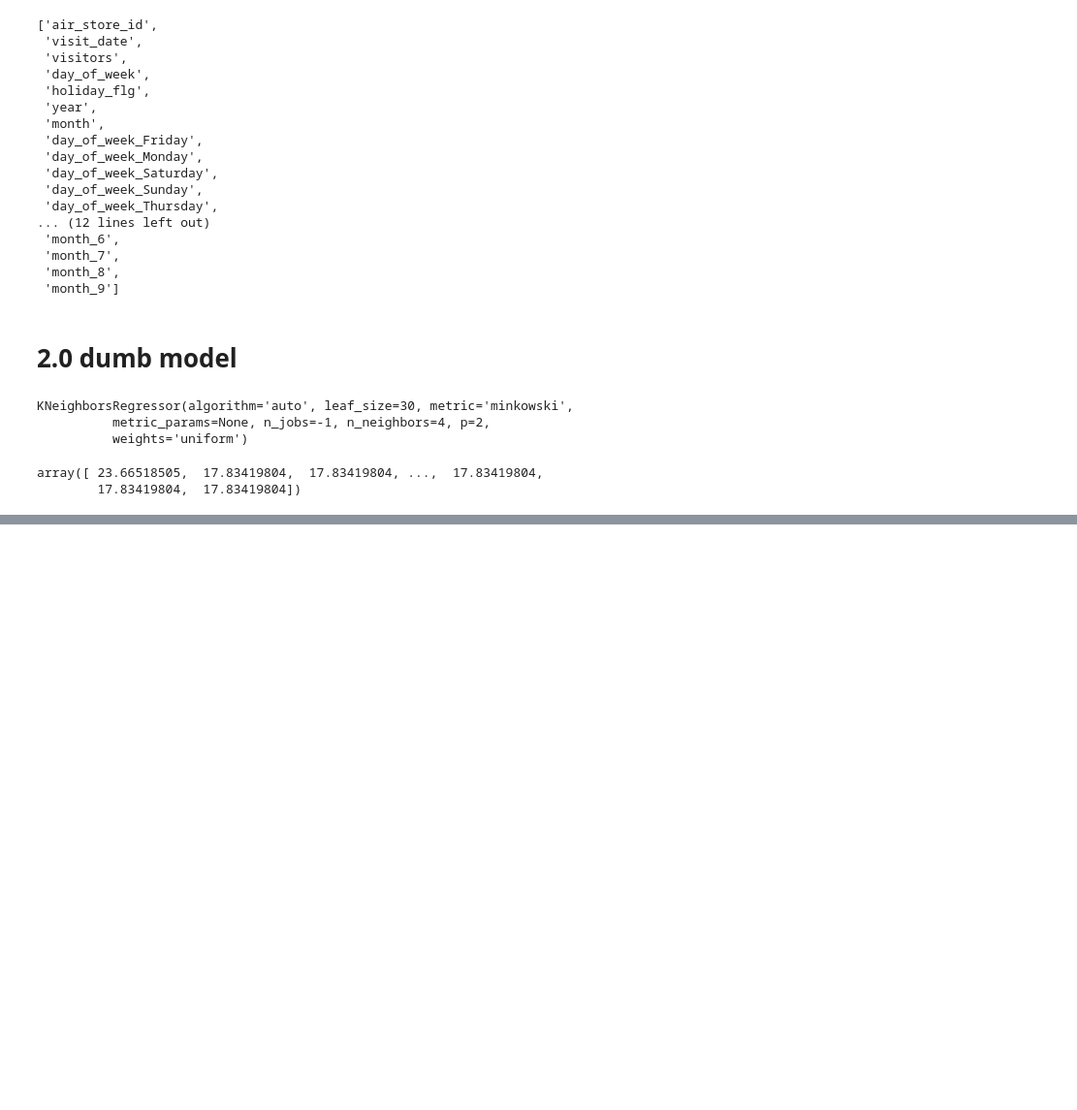
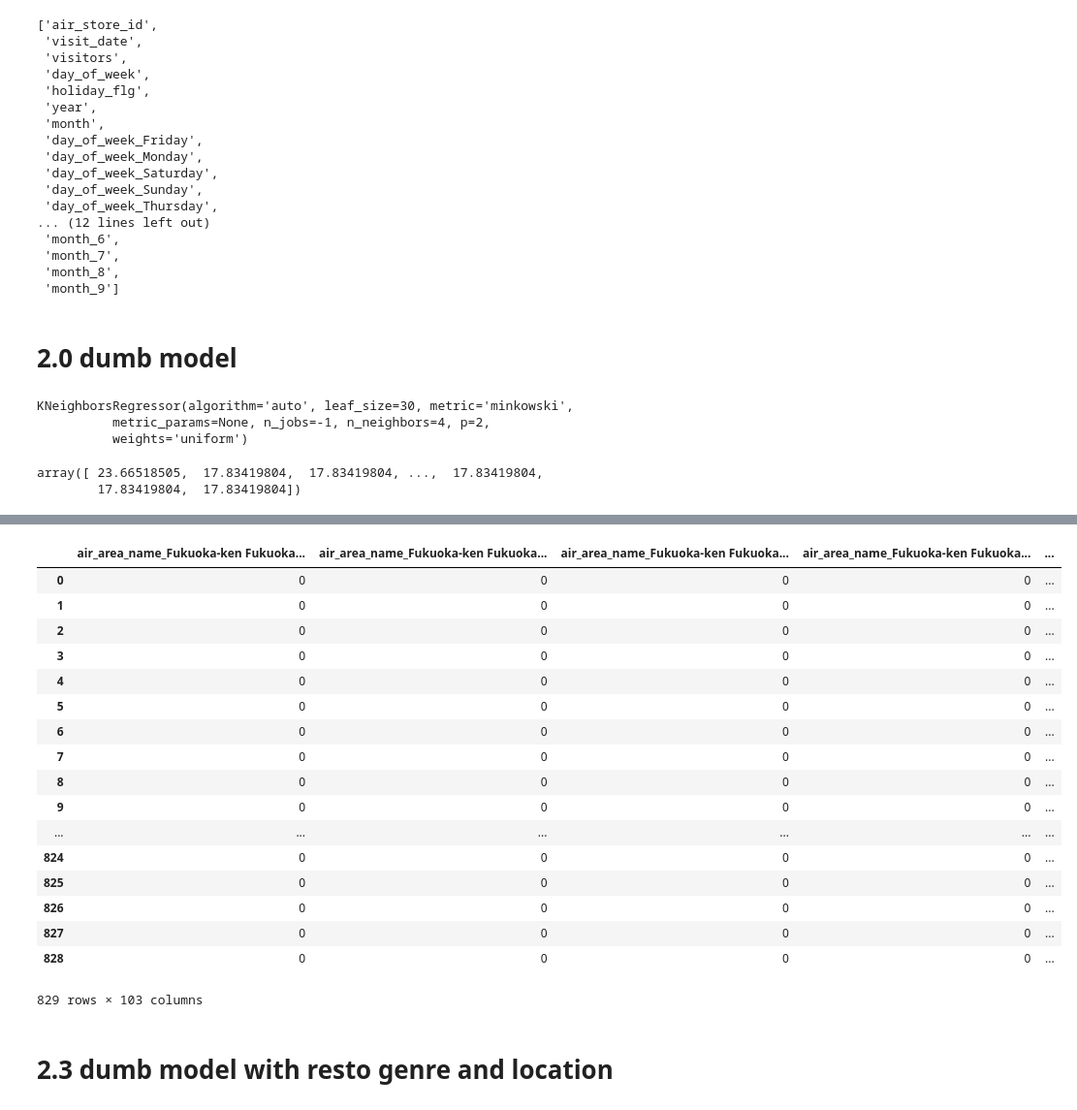
Before and after one commit to AndraAnoaica/kaggle_resto, a Jupyter notebook: prediction_models/0.0-aa-dumbest_model.ipynb, the cells around one changed output, grey strips where cells are left out. Shown at 97% size. Drawn from its saved outputs; the diff is of its cells as text; code cells hidden in the pictures; blank space fills up the shorter version.

```diff
--- a/prediction_models/0.0-aa-dumbest_model.ipynb
+++ b/prediction_models/0.0-aa-dumbest_model.ipynb
@@ -172,0 +250,3 @@ sample_submission_df[["id", "visitors"]].to_csv("dumb_submission.csv",index = Fa
+# %%
+air_store_info_df = pd.read_csv(path_dict["read_air_store_info"])
+air_store_info_df.head()
@@ -172,0 +260,21 @@ sample_submission_df[["id", "visitors"]].to_csv("dumb_submission.csv",index = Fa
+# %%
+pd.get_dummies(air_store_info_df[["air_area_name"]])
+# %% [output]
+|  | air_area_name_Fukuoka-ken Fukuoka... | air_area_name_Fukuoka-ken Fukuoka... | air_area_name_Fukuoka-ken Fukuoka... | air_area_name_Fukuoka-ken Fukuoka... | ... |
+| 0 | 0 | 0 | 0 | 0 | ... |
+| 1 | 0 | 0 | 0 | 0 | ... |
+| 2 | 0 | 0 | 0 | 0 | ... |
+| 3 | 0 | 0 | 0 | 0 | ... |
+| 4 | 0 | 0 | 0 | 0 | ... |
+| 5 | 0 | 0 | 0 | 0 | ... |
+| 6 | 0 | 0 | 0 | 0 | ... |
+| 7 | 0 | 0 | 0 | 0 | ... |
+| 8 | 0 | 0 | 0 | 0 | ... |
+| 9 | 0 | 0 | 0 | 0 | ... |
+| ... | ... | ... | ... | ... | ... |
+| 824 | 0 | 0 | 0 | 0 | ... |
+| 825 | 0 | 0 | 0 | 0 | ... |
+| 826 | 0 | 0 | 0 | 0 | ... |
+| 827 | 0 | 0 | 0 | 0 | ... |
+| 828 | 0 | 0 | 0 | 0 | ... |
+829 rows × 103 columns
@@ -172,0 +295,2 @@ sample_submission_df[["id", "visitors"]].to_csv("dumb_submission.csv",index = Fa
+# %% [markdown]
+# 2.3 dumb model with resto genre and location
```
Also changed, not shown: parts of 27 cells of this notebook, 4 other files.
